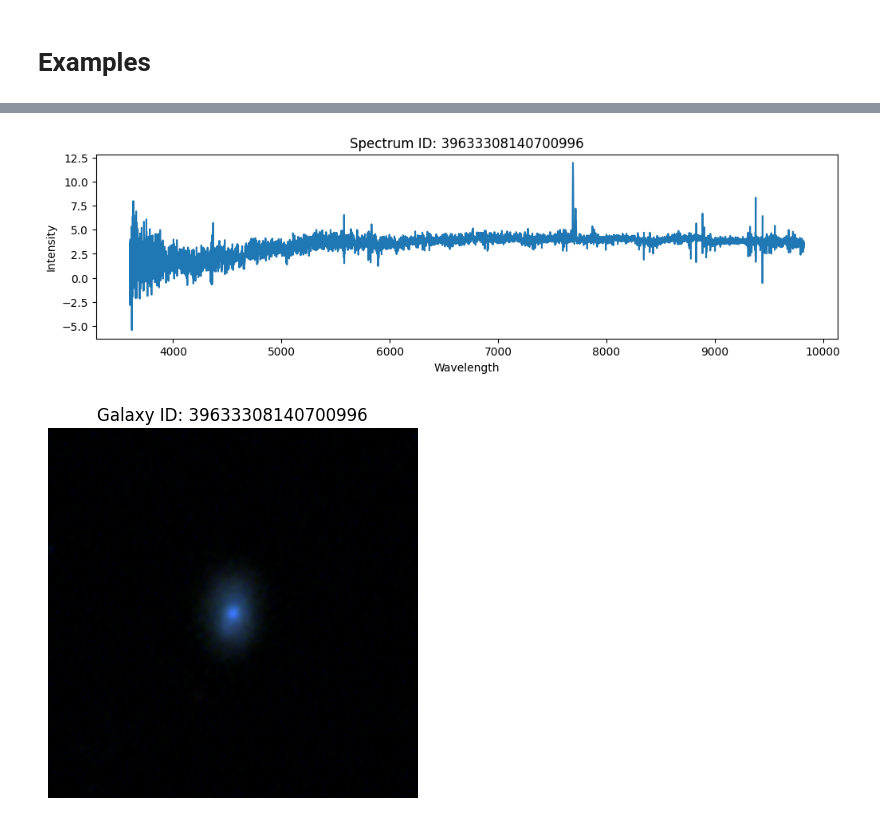
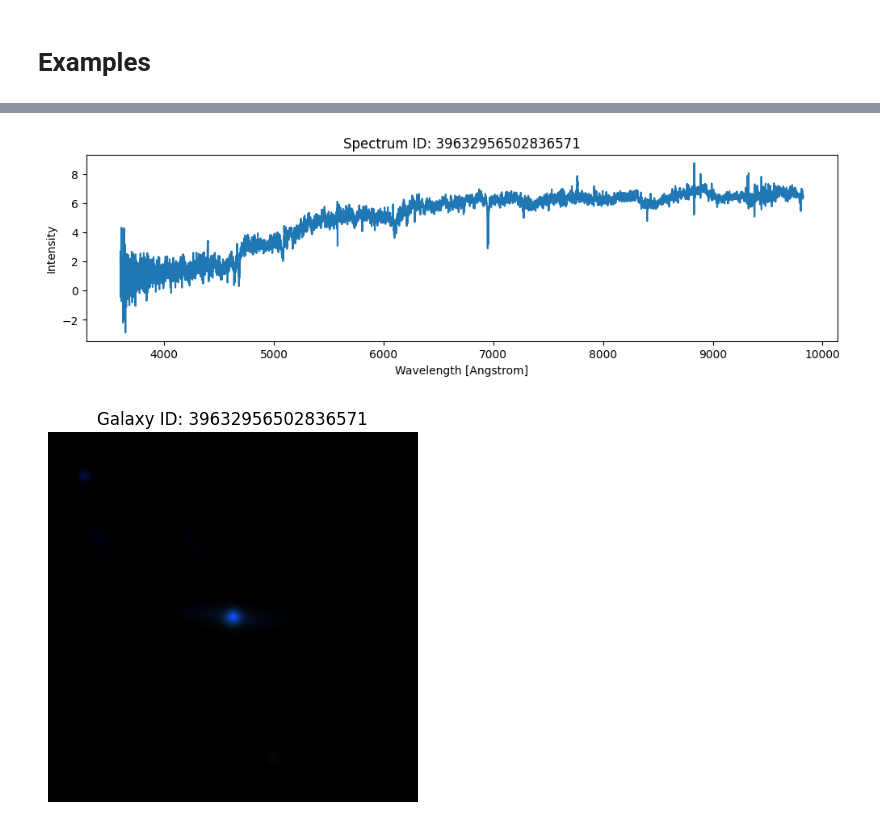
Before and after one commit to jere1882/astroclip_z_score, a Jupyter notebook: inspect_astroclip_data_pairs.ipynb, the cells around one changed output, grey strips where cells are left out. Drawn from its saved outputs; the diff is of its cells as text; code cells hidden in the pictures.

```diff
--- a/inspect_astroclip_data_pairs.ipynb
+++ b/inspect_astroclip_data_pairs.ipynb
@@ -10,12 +30,6 @@ print("Columns: ", df.columns)
 Shape of dataset:  (1148, 4)
 Columns:  Index(['image', 'spectrum', 'redshift', 'targetid'], dtype='object')
 # %%
-idx = 0
-image = df['image'][idx]
-spectrum = df['spectrum'][idx]
-redshift = df['redshift'][idx]
-targetid = df['targetid'][idx]
-
 start = 3600
 end = 9824
 step = 0.8
@@ -58,13 +72,14 @@ def plot_galaxy(idx):
     plt.show()
 # %%
 def plot_spectrum(df, idx):
+    spectrum = df['spectrum'][idx]
     plt.figure(figsize=(12, 3))  # Adjust figsize as needed
     # Plot the spectrum
     plt.plot(wavelength_domain,spectrum[:-1])
 
     # Set title or labels if needed
     plt.title(f'Spectrum ID: {df["targetid"][idx]}')  # Use targetid for identification
-    plt.xlabel('Wavelength')  # Replace with actual x-axis label if available
+    plt.xlabel('Wavelength [Angstrom]')  # Replace with actual x-axis label if available
     plt.ylabel('Intensity')    # Replace with actual y-axis label if available
 
     plt.show()  # Show each spectrum one after another
@@ -91,6 +106,6 @@ plot_galaxy(500)
 # %%
-plot_spectrum(df,1147)
-plot_galaxy(1147)
+plot_spectrum(df,900)
+plot_galaxy(900)
 # %% [output]
-[figure, old version]
+[figure, new version]
-[figure, old version]
+[figure, new version]
```
Also changed, not shown: parts of 21 cells of this notebook.
